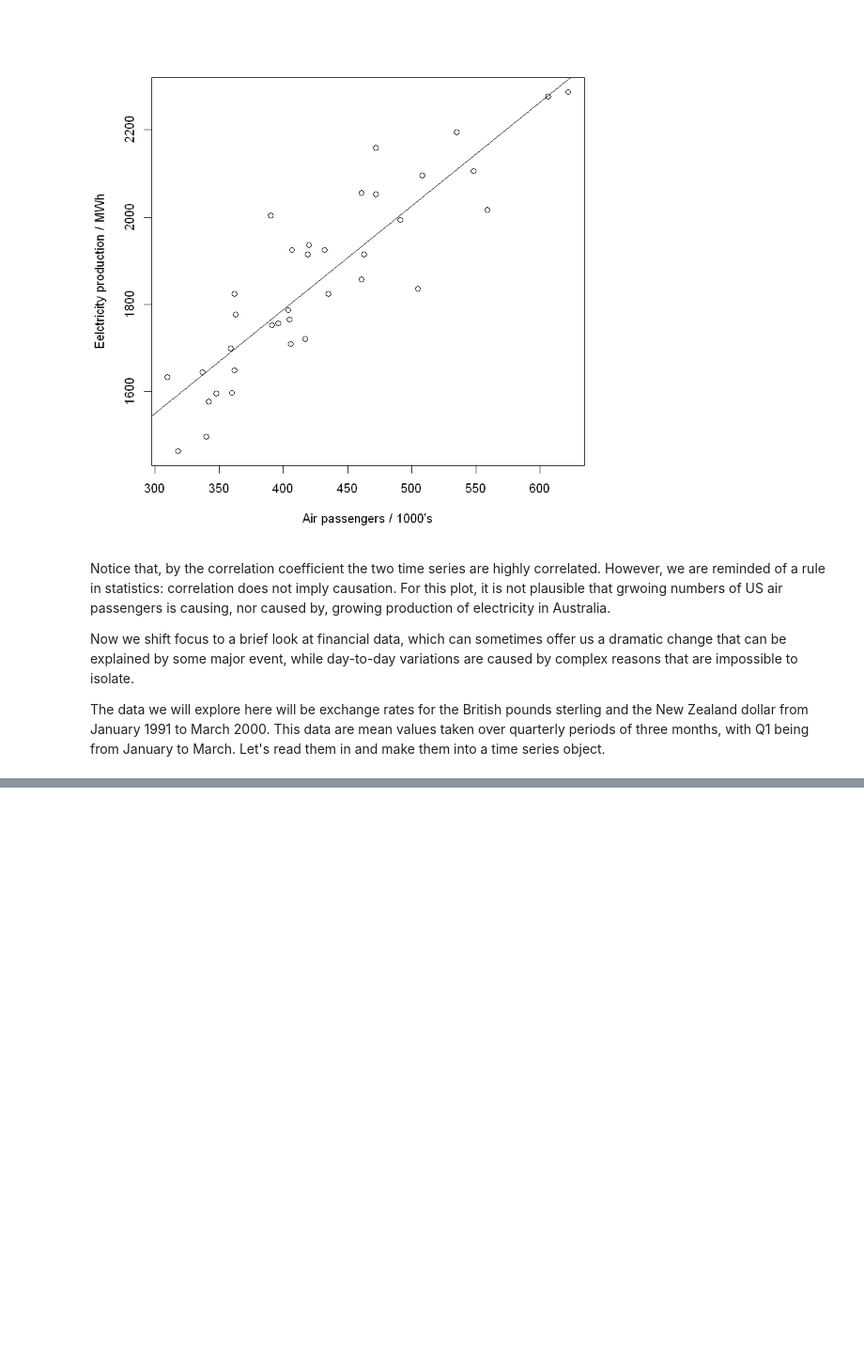
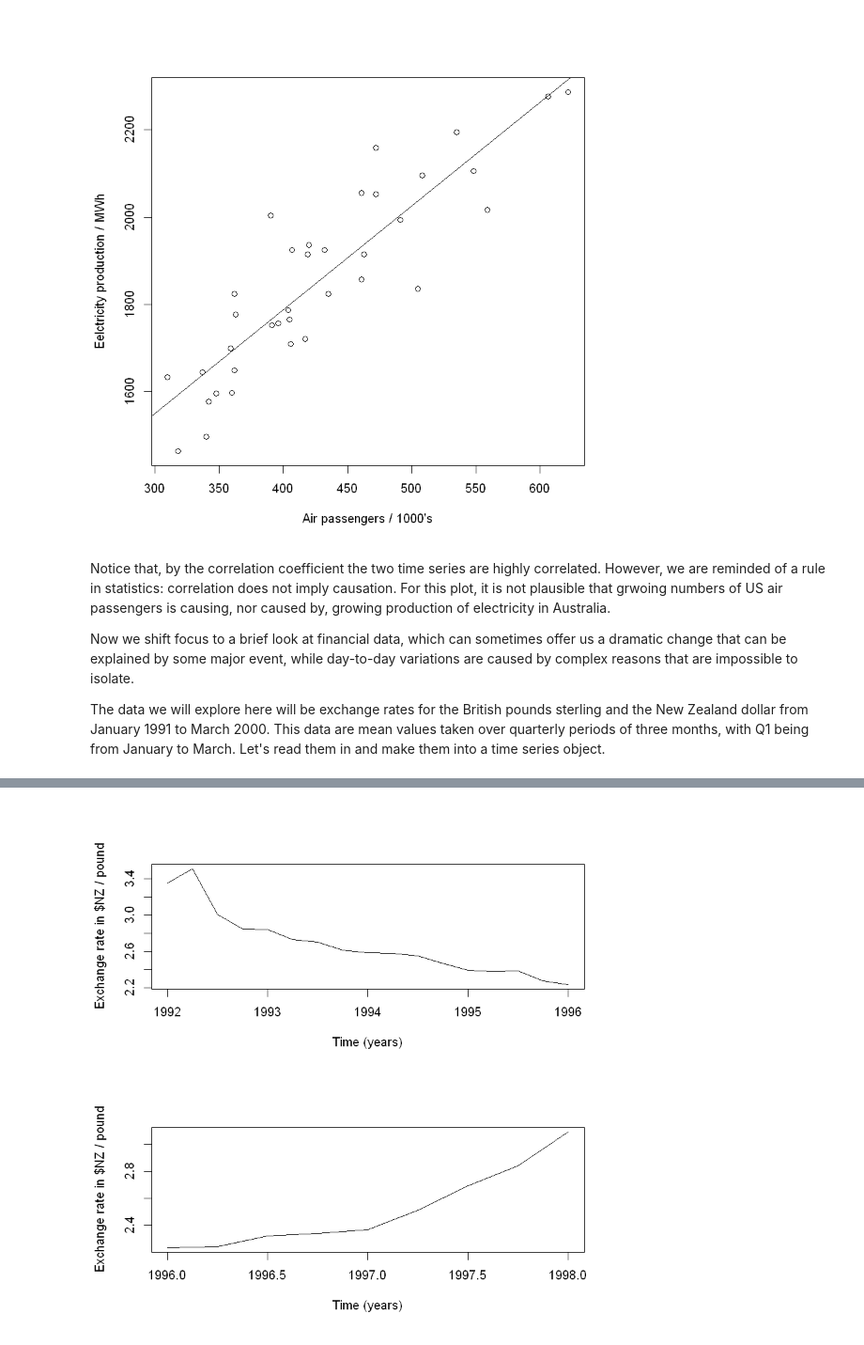
Before and after one commit to nellac77/Introductory_Time_Series_with_R_datasets, a Jupyter notebook: time_series_notebook_ch01.ipynb, the cells around one changed output, grey strips where cells are left out. Shown at 94% size. Cells and saved outputs as stored; diff of their text form; code cells hidden in the pictures; blank space fills up the shorter version.

```diff
--- a/time_series_notebook_ch01.ipynb
+++ b/time_series_notebook_ch01.ipynb
@@ -193,0 +216,12 @@ The data we will explore here will be exchange rates for the British pounds ster
+# %%
+Z.92.96 <- window(Z.ts, start = c(1992,1), end = c(1996,1))
+Z.96.98 <- window(Z.ts, start = c(1996,1), end = c(1998,1))
+# %%
+# Plotting the subseries
+layout(1:2)
+plot(Z.92.96, ylab = "Exchange rate in $NZ / pound",
+    xlab = "Time (years)")
+plot(Z.96.98, ylab = "Exchange rate in $NZ / pound",
+    xlab = "Time (years)")
+# %% [output]
+[figure, added]
```
Also changed, not shown: parts of 29 cells of this notebook.
